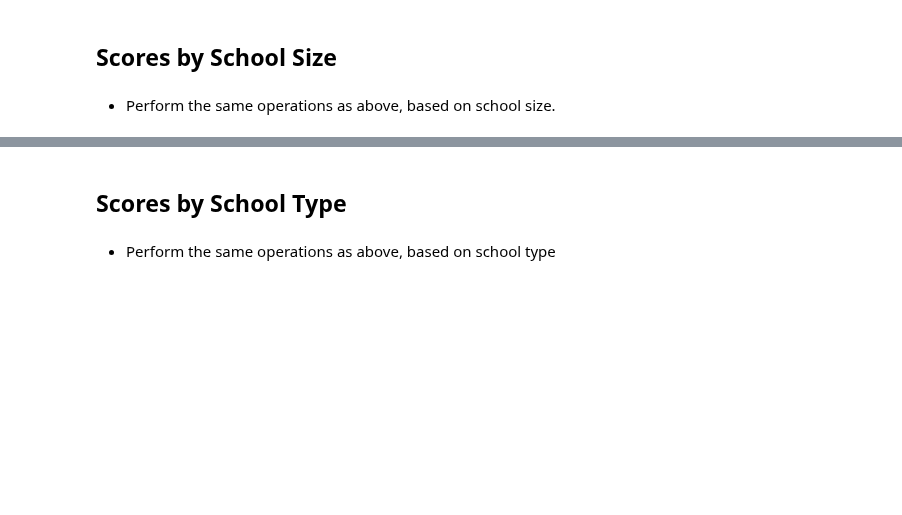
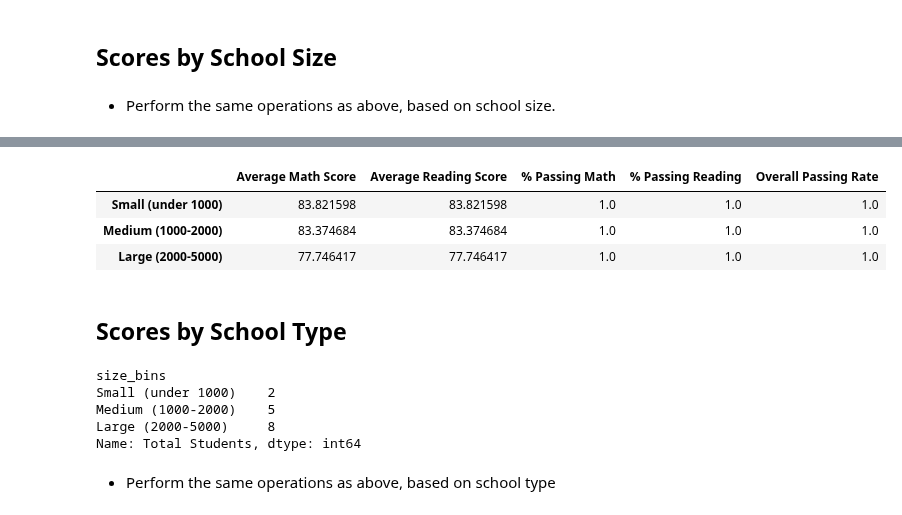
Before and after one commit to margoterudy/pandas-challenge, a Jupyter notebook: PyCitySchools/PyCitySchools_starter.ipynb, the cells around one changed output, grey strips where cells are left out. Cells and saved outputs as stored; diff of their text form; code cells hidden in the pictures; blank space fills up the shorter version.

```diff
--- a/PyCitySchools/PyCitySchools_starter.ipynb
+++ b/PyCitySchools/PyCitySchools_starter.ipynb
@@ -457,5 +476,49 @@ ValueError: Length of values (4) does not match length of index (39170)
+# %%
+#Sort bins by school size
+bins = [0, 1000, 2000, 5000]
+group_names_labels = ["Small (under 1000)", "Medium (1000-2000)", "Large (2000-5000)"]
+school_summary_df['size_bins'] = pd.cut(school_summary_df['Total Students'], bins, labels=group_names_labels)
+
+
+#Group Bins
+by_size = school_summary_df.groupby('size_bins')
+
+#Calculate
+avg_math = by_size['Average Math Score'].mean()
+avg_read = by_size['Average Math Score'].mean()
+pass_math = school_summary_df[school_summary_df['Average Math Score'] >= 70].groupby('size_bins')['Total Students'].count()/by_size['Total Students'].count()
+pass_read = school_summary_df[school_summary_df['Average Reading Score'] >= 70].groupby('size_bins')['Total Students'].count()/by_size['Total Students'].count()
+overall = school_summary_df[(school_summary_df['Average Reading Score'] >= 70) & (school_summary_df['Average Math Score'] >= 70)].groupby('size_bins')['Total Students'].count()/by_size['Total Students'].count()
+
+
+# Dataframe
+schools_by_size = pd.DataFrame({
+    "Average Math Score": list(avg_math.values),
+    "Average Reading Score": list(avg_read.values),
+    "% Passing Math": list(pass_math.values),
+    "% Passing Reading": list(pass_read.values),
+    "Overall Passing Rate": list(overall.values)
+},index=group_names_labels)
+
+
+# schools_by_size.index.name = "School Size"
+# schools_by_size = schools_by_size.reindex(group_names_labels)
+schools_by_size
+# %% [output]
+|  | Average Math Score | Average Reading Score | % Passing Math | % Passing Reading | Overall Passing Rate |
+| Small (under 1000) | 83.821598 | 83.821598 | 1.0 | 1.0 | 1.0 |
+| Medium (1000-2000) | 83.374684 | 83.374684 | 1.0 | 1.0 | 1.0 |
+| Large (2000-5000) | 77.746417 | 77.746417 | 1.0 | 1.0 | 1.0 |
 # %% [markdown]
 ## Scores by School Type
+# %%
+school_summary_df[school_summary_df['Average Math Score'] >= 70].groupby('size_bins')['Total Students'].count()#/by_size['Total Students'].count()
+# %% [output]
+size_bins
+Small (under 1000)    2
+Medium (1000-2000)    5
+Large (2000-5000)     8
+Name: Total Students, dtype: int64
 # %% [markdown]
 * Perform the same operations as above, based on school type
 # %%
```
Also changed, not shown: parts of 5 cells of this notebook.
